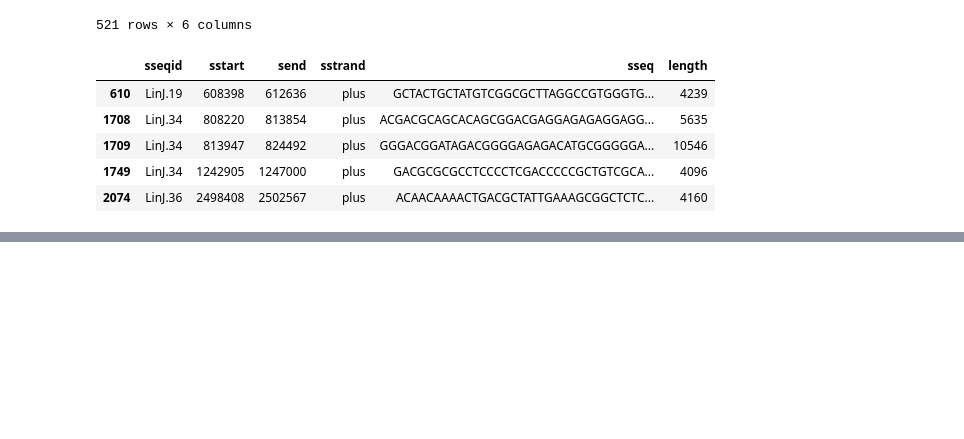
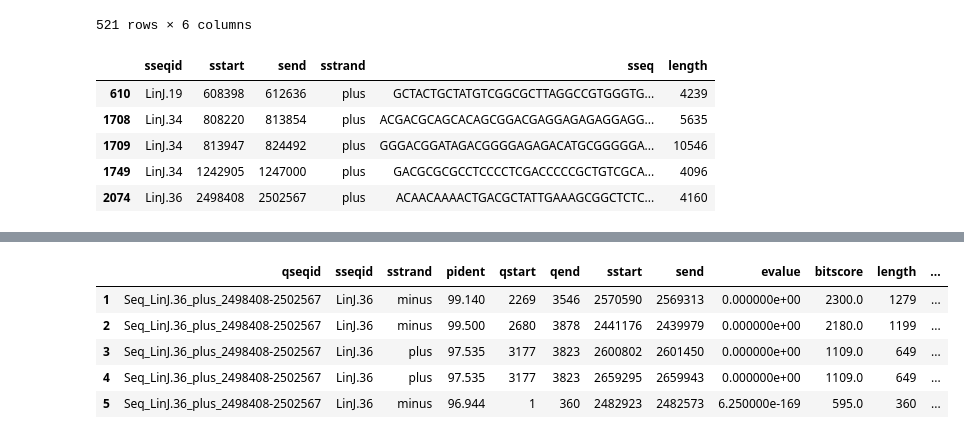
Before and after one commit to Viskuit/Test_BEDOPS, a Jupyter notebook: 17.Real_coordinates_method/2.test.ipynb, the cells around one changed output, grey strips where cells are left out. Drawn from its saved outputs; the diff is of its cells as text; code cells hidden in the pictures; blank space fills up the shorter version.

Commit message:
I think I got the test on how to do it

```diff
--- a/17.Real_coordinates_method/2.test.ipynb
+++ b/17.Real_coordinates_method/2.test.ipynb
@@ -137,15 +137,15 @@ def blastn_blaster(query_path, dict_path):
     cmd = "blastn -word_size 11" \
         + " -query " + query_path \
         + " -db " + dict_path \
-        + " -outfmt '10 qseqid sseqid sstrand pident qstart qend sstart send evalue bitscore length qlen qcovs slen'"
+        + " -outfmt '10 qseqid sseqid sstrand pident qstart qend sstart send evalue bitscore length qlen qcovs slen mismatch gapopen gaps'"
     data = subprocess.run(cmd, shell=True, capture_output=True, text=True, universal_newlines=True, executable='/usr/bin/bash')  # Important the E value
     data = data.stdout
     data = pd.DataFrame([x.split(",") for x in data.split("\n") if x])
     if not data.empty:  # If the dataframe is not empty
-        data.columns = ["qseqid", "sseqid", "sstrand", "pident", "qstart", "qend", "sstart", "send", "evalue", "bitscore", "length", "qlen", "qcovs", "slen"]
-        data[['pident',  'qstart', 'qend', 'sstart', 'send', 'evalue', 'bitscore', 'length', 'qlen', 'qcovs', 'slen']] = data[['pident',  'qstart', 'qend', 'sstart', 'send', 'evalue', 'bitscore', 'length', 'qlen', 'qcovs', 'slen']].apply(pd.to_numeric)
+        data.columns = ["qseqid", "sseqid", "sstrand", "pident", "qstart", "qend", "sstart", "send", "evalue", "bitscore", "length", "qlen", "qcovs", "slen", "mismatch", "gapopen", "gaps"]
+        data[['pident',  'qstart', 'qend', 'sstart', 'send', 'evalue', 'bitscore', 'length', 'qlen', 'qcovs', 'slen', 'mismatch', 'gapopen', 'gaps']] = data[['pident',  'qstart', 'qend', 'sstart', 'send', 'evalue', 'bitscore', 'length', 'qlen', 'qcovs', 'slen', 'mismatch', 'gapopen', 'gaps']].apply(pd.to_numeric)
     else:  # If the dataframe is empty
-        data = pd.DataFrame(columns=["qseqid", "sseqid", "sstrand", "pident", "qstart", "qend", "sstart", "send", "evalue", "bitscore", "length", "qlen", "qcovs", "slen"])  # Create an empty dataframe
+        data = pd.DataFrame(columns=["qseqid", "sseqid", "sstrand", "pident", "qstart", "qend", "sstart", "send", "evalue", "bitscore", "length", "qlen", "qcovs", "slen", "mismatch", "gapopen", "gaps"])  # Create an empty dataframe
     return data
 # %% [markdown]
 ### Prepare paths
@@ -206,7 +206,11 @@ def df_blasting_gff(dict, genome_path, out_path):  # version with csv
     seq = list(dict.values())[0]
     query = f"<(echo -e '>{name_id}\n{seq}')"  # Create a query
     data = blastn_blaster(query_path=query, dict_path=genome_path)
+    # data = data[data["evalue"] <= 1.0e-30]
+    data = data[data["evalue"] <= 1.0e-09]
+    data = data[(data["length"] >= 100) & (data["length"] <= 1500)]
     gff_creator(data, out_path)
+    return data
 
 def gff_viewer(main_df, slice_num, path_folder, path_genome):
     main_dict = {}
@@ -217,9 +221,9 @@ def gff_viewer(main_df, slice_num, path_folder, path_genome):
     path_out_gff = os.path.join(path_folder, "test.gff")
     fasta_creator2(sequence=list(main_dict.values())[0],
                    fasta_output_path=path_out_fasta)
-    df_blasting_gff(dict=main_dict,
-                    genome_path=path_genome,
-                    out_path=path_out_gff)
+    blastn_df = df_blasting_gff(dict=main_dict,
+                                genome_path=path_genome,
+                                out_path=path_out_gff)
     gff_df = pd.read_csv(path_out_gff, sep="\t", header=None)
     gff_df["length"] = gff_df[4] - gff_df[3] + 1
     gff_df.sort_values(by="length", ascending=False, inplace=True)
@@ -227,5 +231,6 @@ def gff_viewer(main_df, slice_num, path_folder, path_genome):
     The longest sequences are:
         {gff_df.head(10)}
           """)
+    return blastn_df
 # %%
 # create xml file
@@ -351,0 +379,2 @@ Analyzing sequence 1709 with length 10546
+# %%
+df_4160 = gff_viewer(main_df=long_seqs, slice_num=2074, path_folder="./test_2074_v2", path_genome=path_genome)
@@ -351,0 +396,9 @@ Analyzing sequence 1709 with length 10546
+# %%
+df_4160.head()
+# %% [output]
+|  | qseqid | sseqid | sstrand | pident | qstart | qend | sstart | send | evalue | bitscore | length | ... |
+| 1 | Seq_LinJ.36_plus_2498408-2502567 | LinJ.36 | minus | 99.140 | 2269 | 3546 | 2570590 | 2569313 | 0.000000e+00 | 2300.0 | 1279 | ... |
+| 2 | Seq_LinJ.36_plus_2498408-2502567 | LinJ.36 | minus | 99.500 | 2680 | 3878 | 2441176 | 2439979 | 0.000000e+00 | 2180.0 | 1199 | ... |
+| 3 | Seq_LinJ.36_plus_2498408-2502567 | LinJ.36 | plus | 97.535 | 3177 | 3823 | 2600802 | 2601450 | 0.000000e+00 | 1109.0 | 649 | ... |
+| 4 | Seq_LinJ.36_plus_2498408-2502567 | LinJ.36 | plus | 97.535 | 3177 | 3823 | 2659295 | 2659943 | 0.000000e+00 | 1109.0 | 649 | ... |
+| 5 | Seq_LinJ.36_plus_2498408-2502567 | LinJ.36 | minus | 96.944 | 1 | 360 | 2482923 | 2482573 | 6.250000e-169 | 595.0 | 360 | ... |
```
Also changed, not shown: parts of 8 cells of this notebook, 7 other files.
